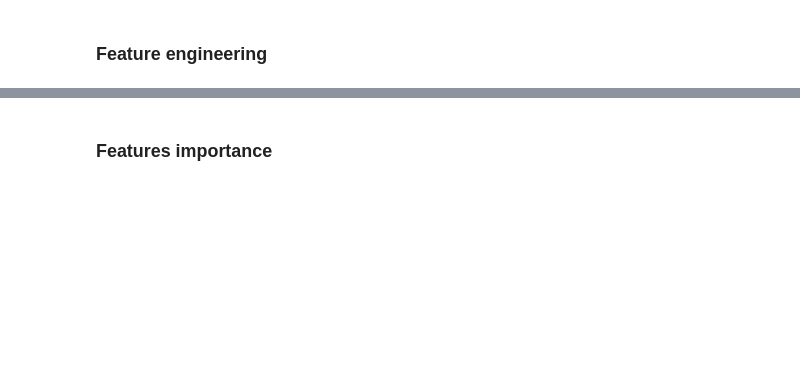
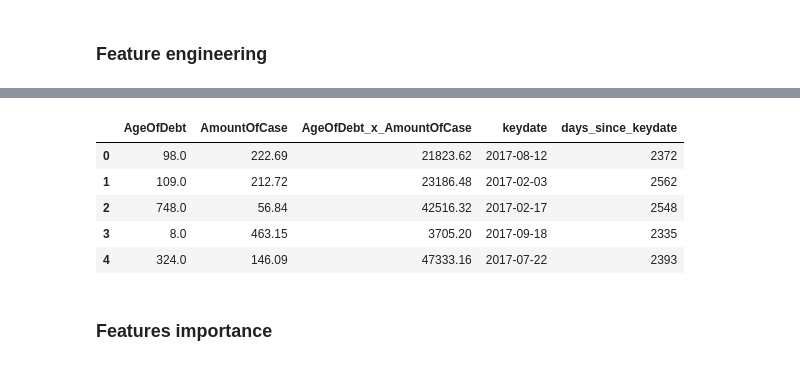
Before and after one commit to gabrieldeolaguibel/ML-Projects, a Jupyter notebook: assignments/practical_session3/session_9-Trees.ipynb, the cells around one changed output, grey strips where cells are left out. Cells and saved outputs as stored; diff of their text form; code cells hidden in the pictures; blank space fills up the shorter version.

```diff
--- a/assignments/practical_session3/session_9-Trees.ipynb
+++ b/assignments/practical_session3/session_9-Trees.ipynb
@@ -350,0 +381,11 @@ df[informative_missingness_vars + [var + '_missing' for var in informative_missi
+# %%
+# Convert 'keydate' to datetime format
+df['keydate'] = pd.to_datetime(df['keydate'])
+
+# Extracting year, month, and day of week from 'keydate'
+df['keydate_year'] = df['keydate'].dt.year
+df['keydate_month'] = df['keydate'].dt.month
+df['keydate_dayofweek'] = df['keydate'].dt.dayofweek  # Monday=0, Sunday=6
+
+# Display the first few rows to confirm the transformation and new features
+df[['keydate', 'keydate_year', 'keydate_month', 'keydate_dayofweek']].head()
@@ -351,2 +457,21 @@ df[informative_missingness_vars + [var + '_missing' for var in informative_missi
+# %%
+# Creation of New Features
+
+# Interaction Term : Combining 'AgeOfDebt' with 'AmountOfCase'
+df['AgeOfDebt_x_AmountOfCase'] = df['AgeOfDebt'] * df['AmountOfCase']
+
+# Time Since Keydate: Calculating the difference in days from 'keydate' to a fixed reference point (today's date for demonstration)
+reference_date = pd.to_datetime('2024-02-09')  # Example fixed reference date
+df['days_since_keydate'] = (reference_date - df['keydate']).dt.days
+
+# Displaying the new features
+df[['AgeOfDebt', 'AmountOfCase', 'AgeOfDebt_x_AmountOfCase', 'keydate', 'days_since_keydate']].head()
+# %% [output]
+|  | AgeOfDebt | AmountOfCase | AgeOfDebt_x_AmountOfCase | keydate | days_since_keydate |
+| 0 | 98.0 | 222.69 | 21823.62 | 2017-08-12 | 2372 |
+| 1 | 109.0 | 212.72 | 23186.48 | 2017-02-03 | 2562 |
+| 2 | 748.0 | 56.84 | 42516.32 | 2017-02-17 | 2548 |
+| 3 | 8.0 | 463.15 | 3705.20 | 2017-09-18 | 2335 |
+| 4 | 324.0 | 146.09 | 47333.16 | 2017-07-22 | 2393 |
 # %% [markdown]
 ### Features importance
```
Also changed, not shown: parts of 12 cells of this notebook.
